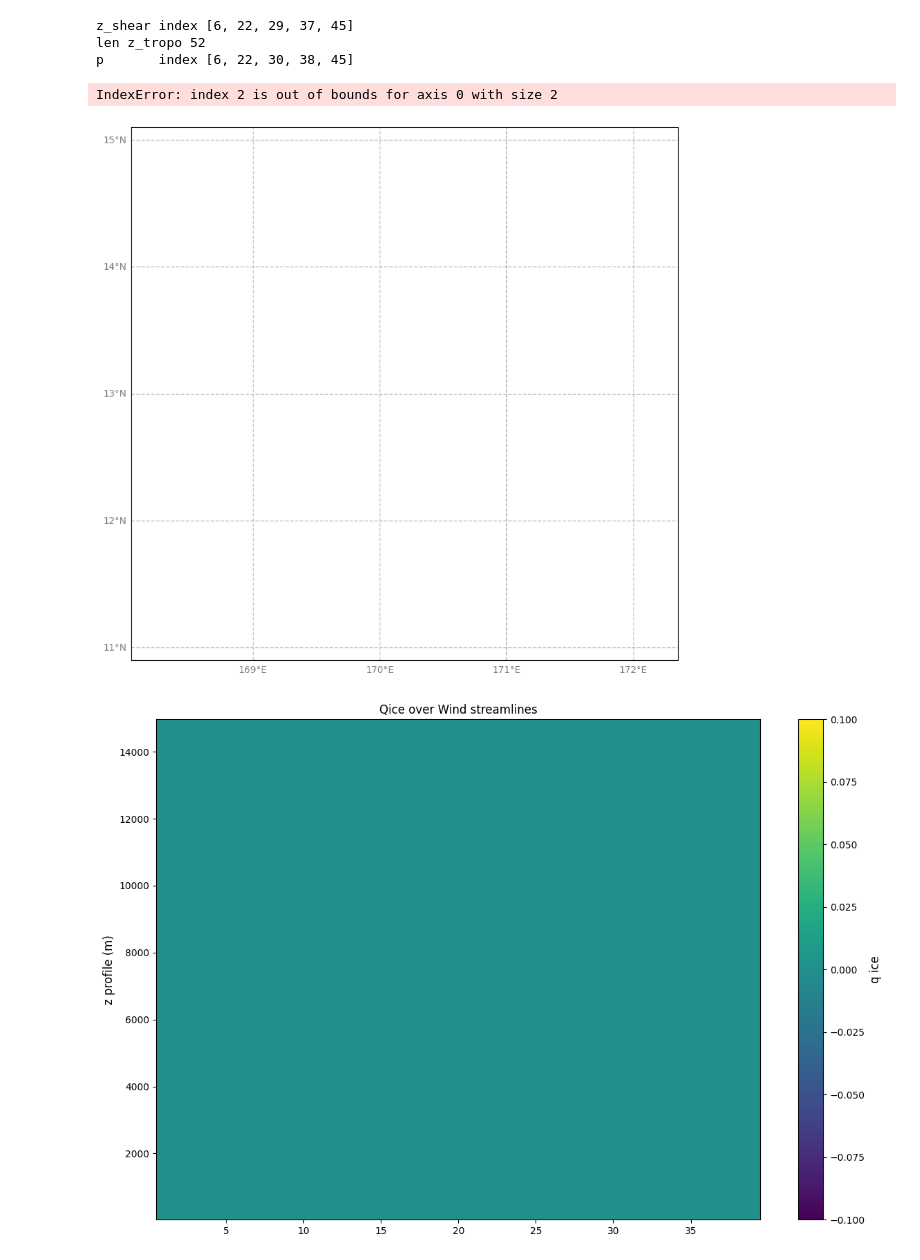
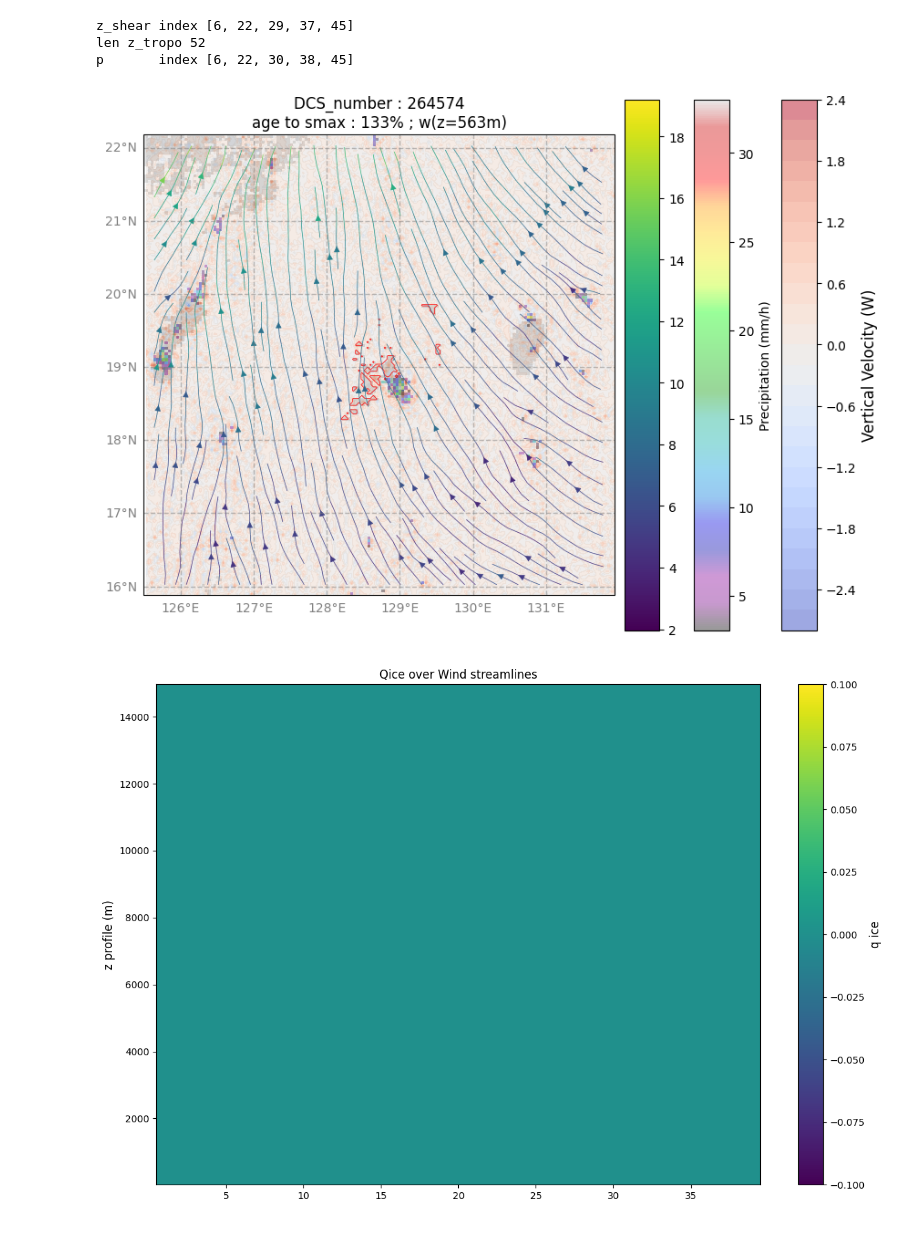
Before and after one commit to 19carenso/shear, a Jupyter notebook: notebooks/shear/shear_transect.ipynb, the cells around one changed output. Cells and saved outputs as stored; diff of their text form; code cells hidden in the pictures.

```diff
--- a/notebooks/shear_transect.ipynb
+++ b/notebooks/shear/shear_transect.ipynb
@@ -126,7 +126,7 @@ large_scale_frame_size = 3
 
 while t<1:
     iDCS = random.choice(all_storms.DCS_number.values)
-    iDCS= 174079 #240775 #194862 #240640
+    iDCS= 264574 #240775 #194862 #240640
     start, end, lons, lats, speeds, times, time_smax, i_smax, lons_3d, lats_3d, speeds_3d, times_3d, speed_lon_3d, speed_lat_3d  = st.get_frame_data(all_storms, iDCS)
     extents, slices_lon, slices_lat = st.get_extents_slices(lons_3d, lats_3d, large_scale_frame_size = large_scale_frame_size)
     full_extent, full_slice_lon, full_slice_lat = st.get_full_extent_slice(lons_3d, lats_3d, large_scale_frame_size = large_scale_frame_size)
@@ -138,7 +138,7 @@ from shapely.geometry import Point, Polygon
 
 ## Get systemes moment frame
 i = 2
-i_z_plot = 20
+i_z_plot = 10
 
 # bool_fixed_frame = True
 # if ~bool_fixed_frame :
@@ -259,35 +259,34 @@ output = np.full_like(seg, 0.5, dtype = float)
 output[nan_mask] = 0
 output[seg == iDCS] = 1
 ax.contour(output, levels=[0.75], colors='red', linewidths=0.5, linestyles='solid', extent = extent)
 output[seg == iDCS] = 0.5
 im_seg = ax.pcolormesh(
     lon_grid,
     lat_grid,
     output,
     cmap=cmap,
     norm=mcolors.Normalize(vmin=0, vmax=1),
     # transform=projection,
     # extent=extent,
     alpha=0.1,
 )
 
 #### U & V #####
 lon, lat = u["lon"], v["lat"]
 new_lon, new_lat = np.linspace(lon.min(), lon.max(), len(lon)), np.linspace(lat.min(), lat.max(), len(lat))
 u_clean = u.interp(lon=new_lon, lat=new_lat)[i_z_plot]
 v_clean = v.interp(lon=new_lon, lat=new_lat)[i_z_plot]
 lon_grid_regular, lat_grid_regular = np.meshgrid(new_lon, new_lat)
 horizontal_wind_magnitude = np.sqrt(u_clean.values**2 + v_clean.values**2)
 strm = ax.streamplot(lon_grid_regular, lat_grid_regular, u_clean.values, v_clean.values, color=horizontal_wind_magnitude, cmap = "viridis", linewidth=0.5, density=1.5)
 fig.colorbar(strm.lines,  shrink=0.7, pad=0.02, aspect=15)
 
 age_to_smax = int(100*np.round((times_3d[i] - st.settings["TIME_RANGE"][0] - start) / (time_smax - start), 2))
 
 plt.title(f"DCS_number : {iDCS}"+"\n"+"age to smax : "+f"{age_to_smax}%" + f" ; w(z={int(z_tropo[i_z_plot])}m)")
 plt.show()
 # %% [output]
-IndexError: index 2 is out of bounds for axis 0 with size 2
-[figure, old version]
+[figure, new version]
 # %%
 from work.thermo import haversine
 from scipy.interpolate import griddata
```
Also changed, not shown: parts of 1 cell of this notebook, 9 other files.
